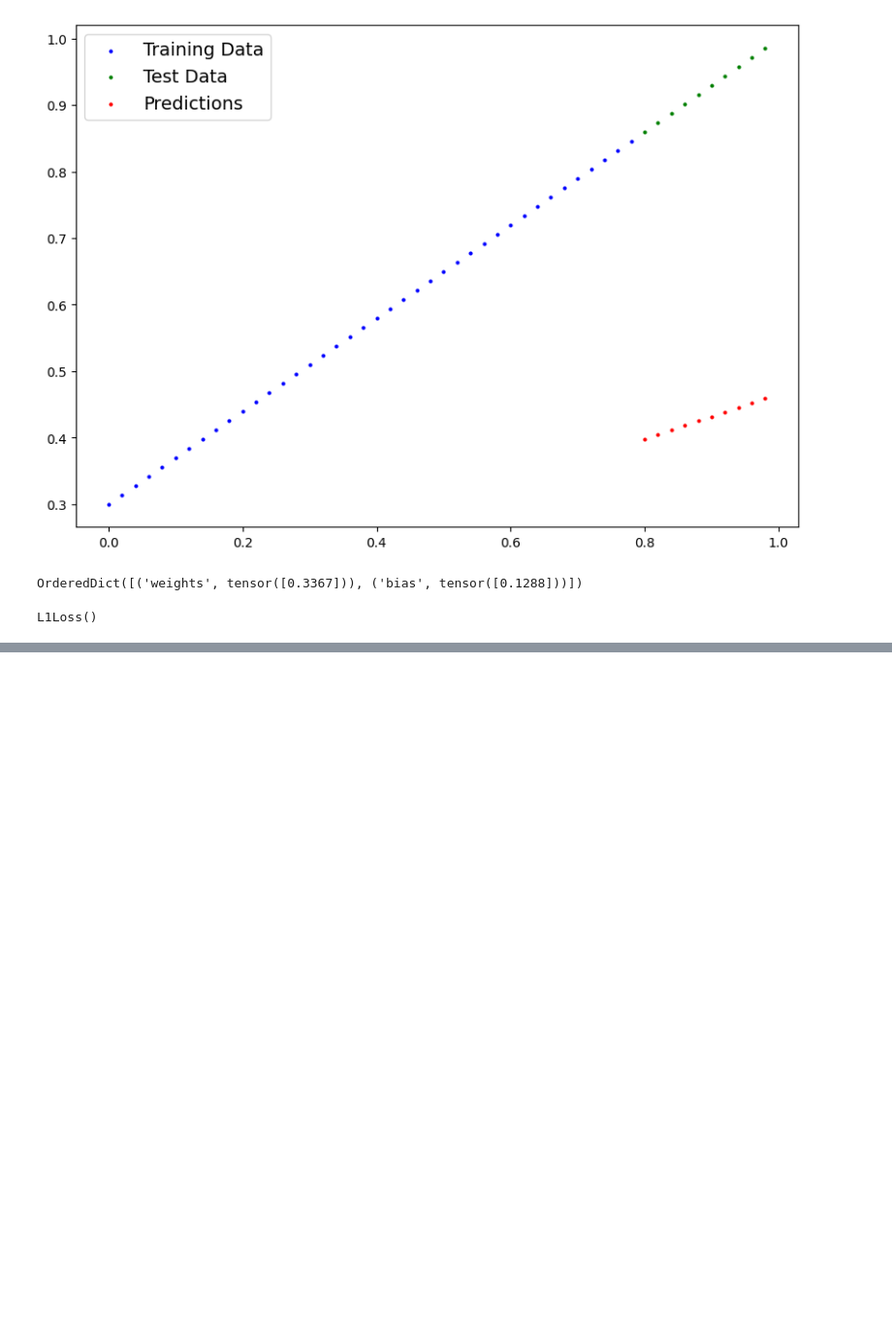
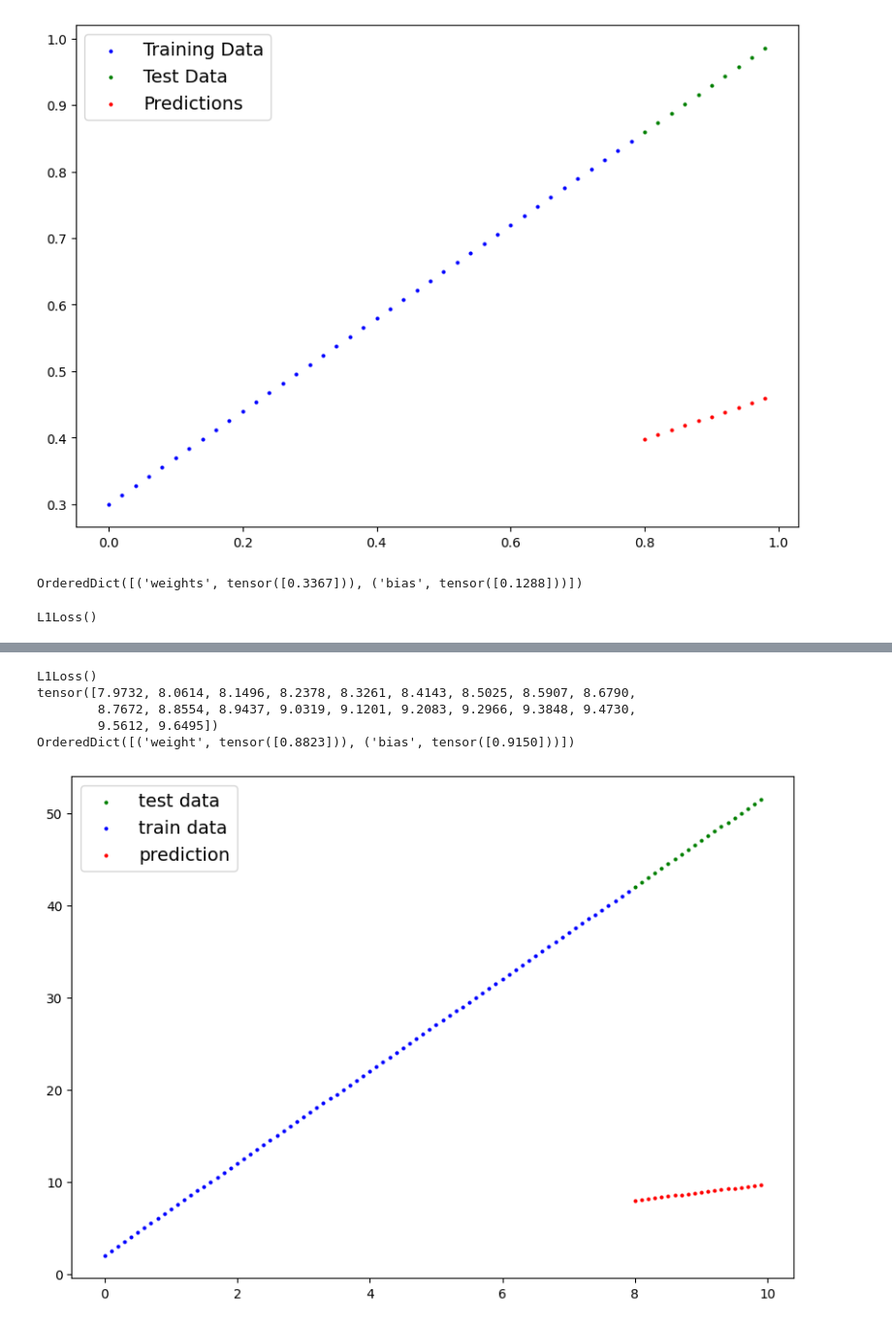
Before and after one commit to eric-sun92/pytorch_intro, a Jupyter notebook: 01_pytorch_workflow.ipynb, the cells around one changed output, grey strips where cells are left out. Shown at 97% size. Drawn from its saved outputs; the diff is of its cells as text; code cells hidden in the pictures; blank space fills up the shorter version.

```diff
--- a/01_pytorch_workflow.ipynb
+++ b/01_pytorch_workflow.ipynb
@@ -216,0 +285,50 @@ for epoch in range(num_epochs):
+# %%
+# Build model
+
+import torch.nn as nn
+torch.manual_seed(42)
+
+
+class LinearRegModel(nn.Module):
+  def __init__(self):
+    super().__init__()
+    self.weight = nn.Parameter(torch.rand(1,
+                                          requires_grad=True,
+                                          dtype=torch.float))
+    self.bias = nn.Parameter(torch.rand(1,
+                                        requires_grad=True,
+                                        dtype=torch.float))
+
+  def forward(self, x:torch.Tensor) -> torch.Tensor:
+    return self.weight * x + self.bias
+
+
+model_a = LinearRegModel()
+
+num_iters = 500
+
+learning_rate = 0.005
+
+loss_function = nn.L1Loss()
+print(loss_function)
+
+optimizer_a = torch.optim.SGD(model_a.parameters(), lr=learning_rate)
+
+# test
+
+with torch.inference_mode():
+  y_preds_a = model_a(X_test_a)
+
+print(y_preds_a)
+
+print(model_a.state_dict())
+
+
+prediction_plot_a(prediction = y_preds_a)
+# %% [output]
+L1Loss()
+tensor([7.9732, 8.0614, 8.1496, 8.2378, 8.3261, 8.4143, 8.5025, 8.5907, 8.6790,
+        8.7672, 8.8554, 8.9437, 9.0319, 9.1201, 9.2083, 9.2966, 9.3848, 9.4730,
+        9.5612, 9.6495])
+OrderedDict([('weight', tensor([0.8823])), ('bias', tensor([0.9150]))])
+[figure, added]
```
Also changed, not shown: parts of 6 cells of this notebook.
